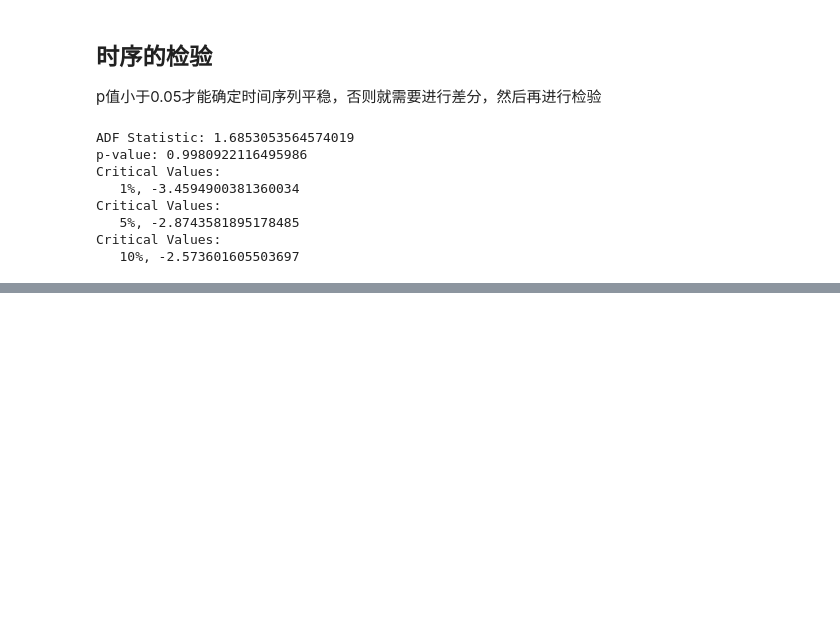
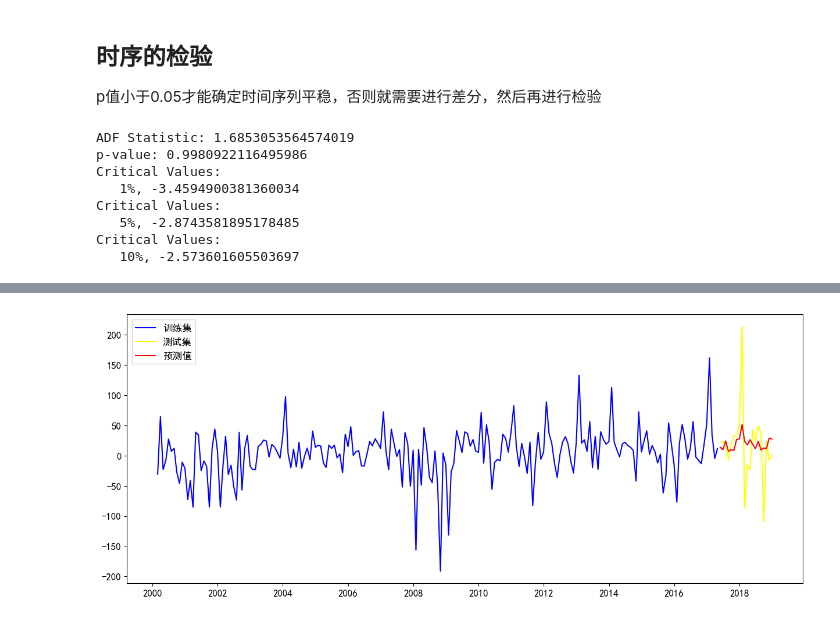
Before and after one commit to XingA02/Model_with_Python, a Jupyter notebook: 描述_5_时间序列分析.ipynb, the cells around one changed output, grey strips where cells are left out. Drawn from its saved outputs; the diff is of its cells as text; code cells hidden in the pictures; blank space fills up the shorter version.

```diff
--- a/描述_5_时间序列分析.ipynb
+++ b/描述_5_时间序列分析.ipynb
@@ -101,0 +214,17 @@ Freq: ME, Name: Open, dtype: float64
+# %%
+# 2. SARIMA 模型
+from statsmodels.tsa.statespace.sarimax import SARIMAX
+
+model_sarima = SARIMAX(train, order=(1, 1, 1), seasonal_order=(1, 1, 1, 12))
+model_sarima_fit = model_sarima.fit()
+forecast_sarima = model_sarima_fit.forecast(steps=20)
+# %%
+# 绘制结果
+plt.figure(figsize=(15, 6))
+plt.plot(train.index, train, label='训练集', color='blue')
+plt.plot(test.index, test, label='测试集', color='yellow')
+plt.plot(test.index, forecast_sarima, label='预测值', color='red')
+plt.legend()
+plt.show()
+# %% [output]
+[figure, added]
```
Also changed, not shown: parts of 18 cells of this notebook, 1 other file.
